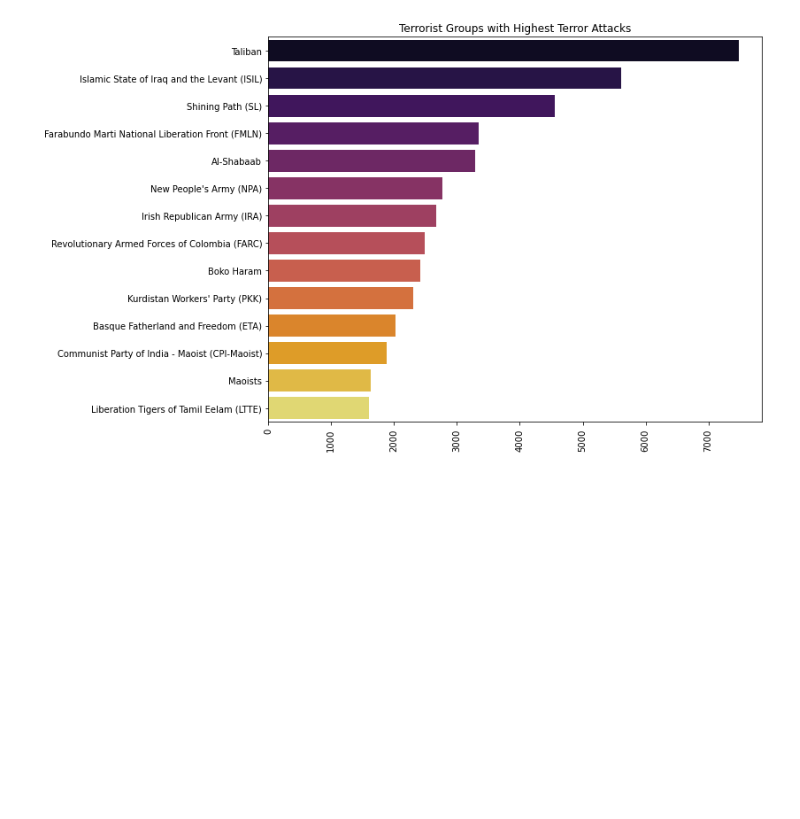
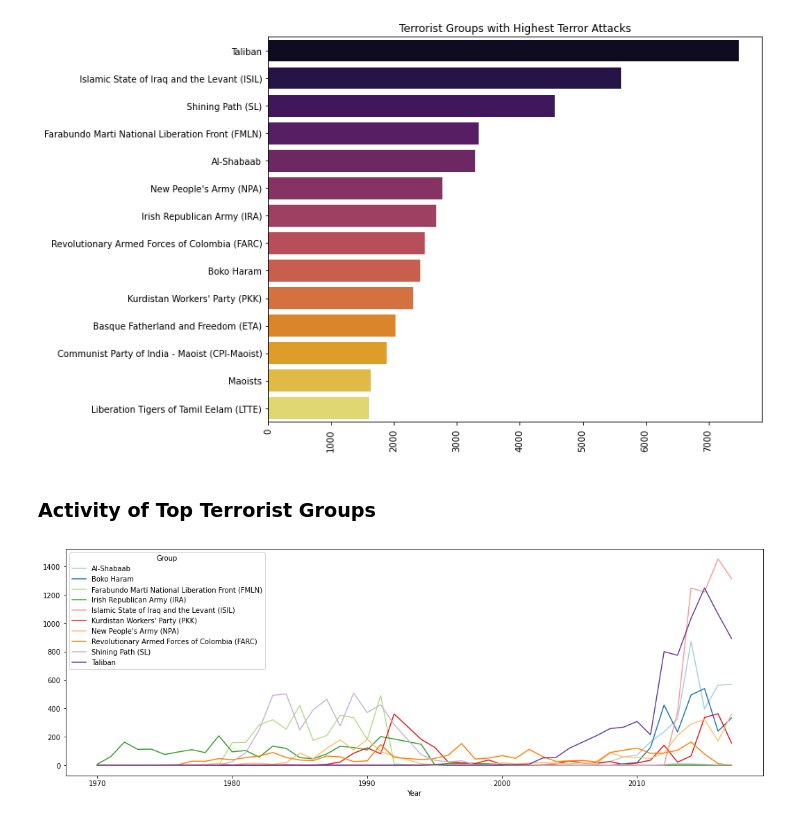
Before and after one commit to Akshitbagri/TSF-GRIP-Data-Science-Business-Analytics, a Jupyter notebook: Exploratory Data Analysis - Terrorism/Analysis.ipynb, the cells around one changed output. Saved outputs shown, nothing was run; the diff lists cells and outputs as text; code cells hidden in the pictures; blank space fills up the shorter version.

```diff
--- a/Exploratory Data Analysis - Terrorism/Analysis.ipynb
+++ b/Exploratory Data Analysis - Terrorism/Analysis.ipynb
@@ -222,3 +228,13 @@ plt.title('Terrorist Groups with Highest Terror Attacks')
 plt.show()
 # %% [output]
 [figure]
+# %% [markdown]
+### Activity of Top Terrorist Groups
+# %%
+top_groups10=terror[terror['Group'].isin(terror['Group'].value_counts()[1:11].index)]
+pd.crosstab(top_groups10.Year,top_groups10.Group).plot(color=sns.color_palette('Paired',10))
+fig=plt.gcf()
+fig.set_size_inches(18,6)
+plt.show()
+# %% [output]
+[figure, added]
```
Also changed, not shown: parts of 3 cells of this notebook.
